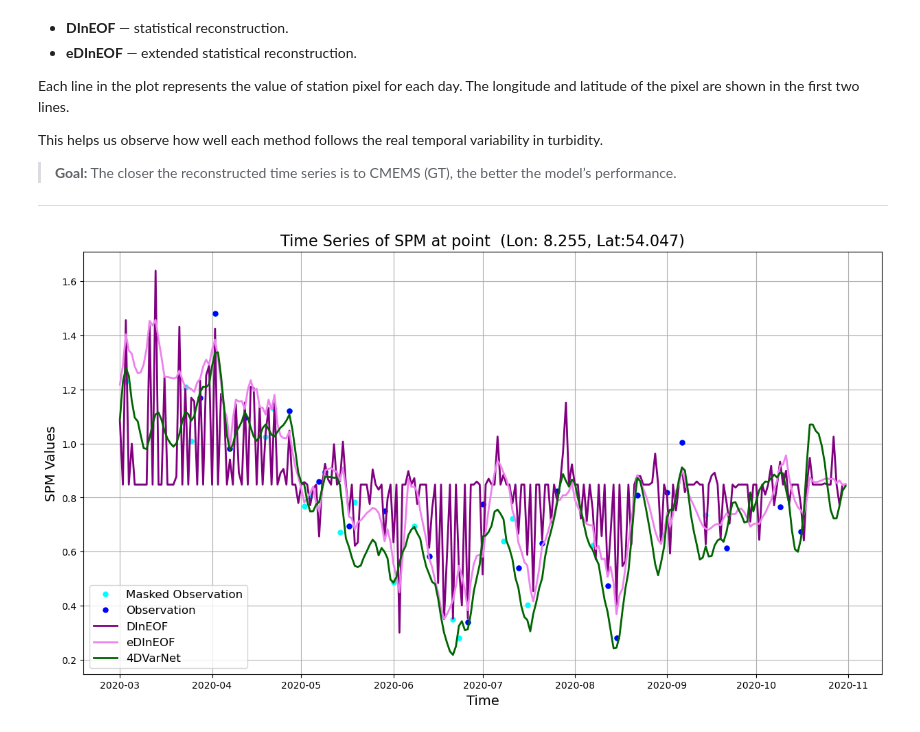
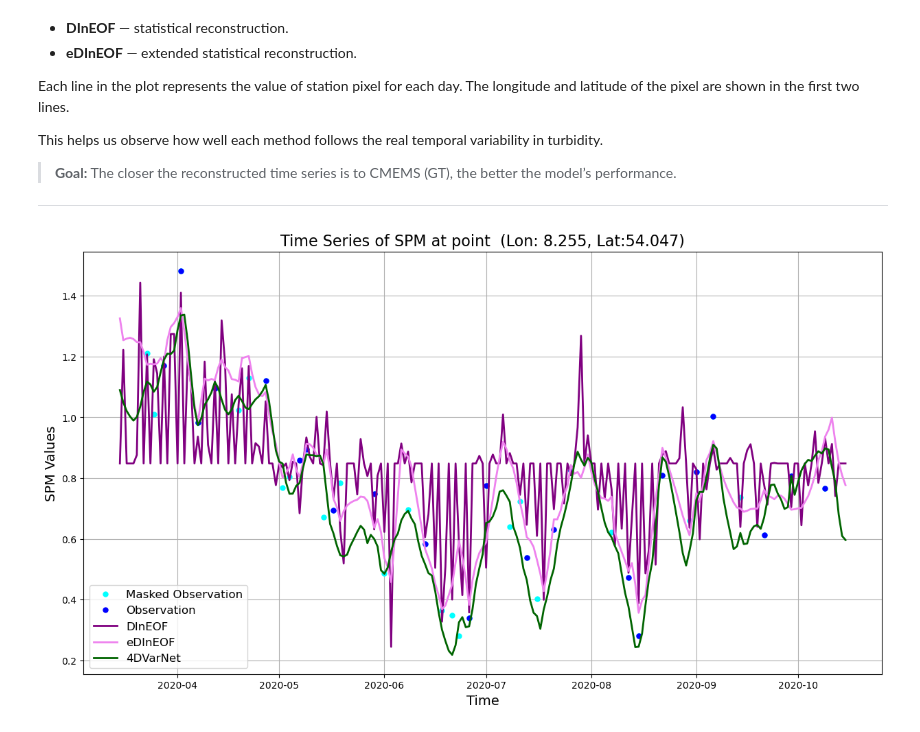
Before and after one commit to CIA-Oceanix/4dvarnet-turbiditymapping, a Jupyter notebook: turbidity_output_analysis.ipynb, the cells around one changed output. Cells and saved outputs as stored; diff of their text form; code cells hidden in the pictures.

```diff
--- a/turbidity_output_analysis.ipynb
+++ b/turbidity_output_analysis.ipynb
@@ -236,3 +237,11 @@ Computing time for 4DVarNet: 1.19 minutes
+# %%
+start_date='2020-01-02'
+end_date='2020-11-26'
+
+time_slice = slice(start_date, end_date)
+GT = data_CMEMS.sel(time=time_slice)
+Masked_Obs = data_CMEMS_50percentmasked.sel(time=time_slice)
+data4DVarnet = xr.open_dataset("outputs/main/test_SCHISM_AugPatches_BiggerModel_smallerTimeWindows/TestonOSE_DutchWaddenSea/test_data.nc").sel(time=time_slice)
 # %% [markdown]
  ... It could take minutes, be patient ...
 # %% [markdown]
@@ -435,14 +443,9 @@ Computing time for eDInEOF: 1.43 minutes
 # Compute the RMSE, RE of the three algorithms
 To compute this the original observations CMEMS is considered as ground truth (GT). And The 50 % masked obseration CMEMS data is used as input (Masked_Obs). The metrics are computed only on the 50% held out pixels that are unseen to all methods.
 # %%
-# #load data OSE
-rec_DInEOF = xr.open_dataset('data/DInEOF_log10.nc')#.sel(time="2018")
-rec_eDInEOF = xr.open_dataset('data/eDInEOF_log10.nc')#.sel(time="2018")
-data4DVarnet = xr.open_dataset("outputs/main/test_SCHISM_AugPatches_BiggerModel_smallerTimeWindows/TestonOSE_DutchWaddenSea/test_data.nc")
-
-GT = xr.open_dataset('data/Obs_SPM_log10_aNam.nc').sel(time=slice(start_date,end_date))
-Masked_Obs = xr.open_dataset('data/Obs_SPM_log10_aNam_removed_50percent_patch_again.nc').sel(time=slice(start_date,end_date))
-
+#load the data
+rec_DInEOF = xr.open_dataset('data/DInEOF_log10.nc')
+rec_eDInEOF = xr.open_dataset('data/eDInEOF_log10.nc')
 
 #declare the pixels in which we process RMSE and RE
 mask_obs_minus_GT = ~np.isnan(GT.SPM.values) & np.isnan(Masked_Obs.SPM)#mask_obs_minus_GT = True if Masked_Obs is nan and GT is not nan (and False otherwise)
@@ -468,6 +471,6 @@ score_4DVarNet = rmse(GT.SPM.values[mask_obs_minus_GT],data4DVarnet.out.values[m
 print("RMSE 4DVarNEt: ",score_4DVarNet)
 
 #RE_4DVarNet
-RE_4DVarNet = RE(data4DVarnet.tgt.values[mask_obs_minus_GT],data4DVarnet.out.values[mask_obs_minus_GT])
+RE_4DVarNet = RE(GT.SPM.values[mask_obs_minus_GT],data4DVarnet.out.values[mask_obs_minus_GT])
 print("RE 4DVarNEt: ",RE_4DVarNet)
 # %% [output]
@@ -496,10 +499,5 @@ The **land mask** (in gray) helps distinguish ocean pixels from land areas.
 >  These visualizations provide an intuitive way to assess how well each model recovers the spatial structures of turbidity in the Wadden Sea.
 
 ---
-# %%
-#We load the land mask and the satelite observations
-
-land_mask=xr.open_dataset('data/land_mask_OSE.nc')
-GT = data_CMEMS.sel(time=slice(start_date,end_date))
 # %%
 #plot all algorithms for some specific days
@@ -587,7 +585,7 @@ This helps us observe how well each method follows the real temporal variability
 station_lon = 8.255
 station_lat =54.047
 
-time_slice = slice('2020-03-01', '2020-10-31')
+time_slice = slice('2020-03-15', '2020-10-15')
 
 
 
@@ -634,34 +632,34 @@ for name, series in time_series.items():
         # Dot marker for sparse data
         plt.plot(
             series.time,
             series.values,
             'o',
             label=name,
             markersize=5,
             color=colors[name],
         )
     else:
         # Line for other datasets
         plt.plot(
             series.time,
             series.values,
             label=name,
             linewidth=2,
             color=colors[name],
         )
 
 # Add labels, legend, and title
 plt.xlabel("Time", fontsize=14)
 plt.ylabel("SPM Values", fontsize=14)
 plt.title(f"Time Series of SPM at point  (Lon: {station_lon}, Lat:{station_lat})", fontsize=16)
 plt.legend(loc="lower left", fontsize=12)
 plt.grid(True)
 
 # Save and display the figure
 # plt.savefig(f"plots_paperhybridmodels/plot__time_series_DWS_Conv2Donly_texsm.png", dpi=300)
 plt.show()
 # %% [output]
-[figure, old version]
+[figure, new version]
 # %% [markdown]
 ## 10. Summary of Results
 
```
Also changed, not shown: parts of 12 cells of this notebook.
